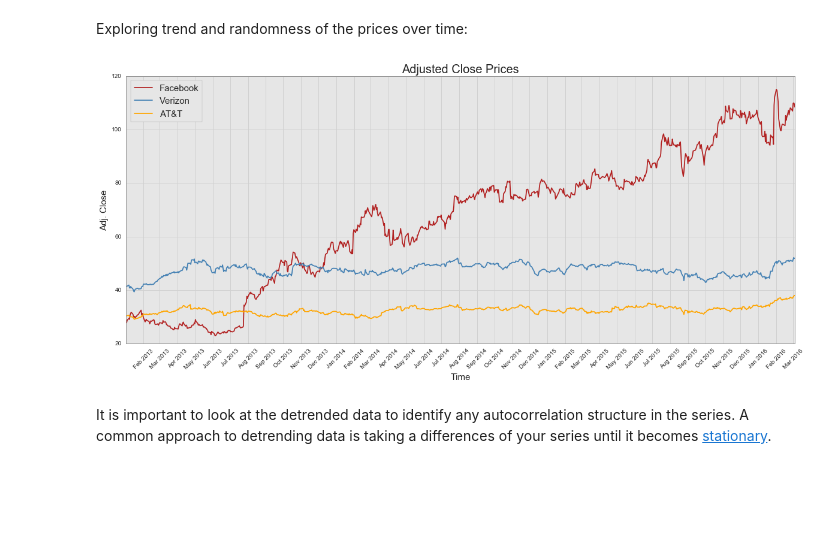
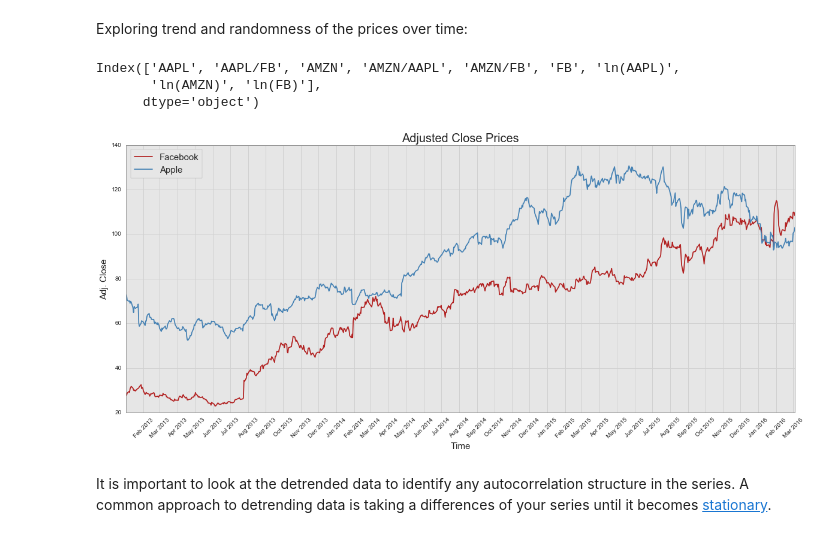
Before and after one commit to bbahmany/quant-finance, a Jupyter notebook: 03-Exploration.ipynb, the cells around one changed output. Drawn from its saved outputs; the diff is of its cells as text; code cells hidden in the pictures; blank space fills up the shorter version.

```diff
--- a/03-Exploration.ipynb
+++ b/03-Exploration.ipynb
@@ -47,3 +26,6 @@ portfolio.head()
+# %%
+tech = pd.read_csv('tech_bundle.csv', index_col=0)
+tech.index = pd.to_datetime(tech.index)
 # %%
 def plot_stocks(index, stocks, labels, positions=None, label_annually=True):
     """
@@ -89,13 +71,19 @@ def plot_stocks(index, stocks, labels, positions=None, label_annually=True):
     plt.legend(loc=2, prop={'size':15}, frameon=True);
 # %% [markdown]
 Exploring trend and randomness of the prices over time:
+# %%
+tech.columns
+# %% [output]
+Index(['AAPL', 'AAPL/FB', 'AMZN', 'AMZN/AAPL', 'AMZN/FB', 'FB', 'ln(AAPL)',
+       'ln(AMZN)', 'ln(FB)'],
+      dtype='object')
 # %%
-plot_stocks(portfolio.index,
-            [portfolio['FB'], portfolio['VZ'], portfolio['T']],
-            ['Facebook', 'Verizon', 'AT&T'],
+plot_stocks(tech.index,
+            [tech['FB'], tech['AAPL']],
+            ['Facebook', 'Apple'],
             label_annually=False)
 # %% [output]
-[figure, old version]
+[figure, new version]
 # %% [markdown]
 It is important to look at the detrended data to identify any autocorrelation structure in the series. A common approach to detrending data is taking a differences of your series until it becomes [stationary](https://en.wikipedia.org/wiki/Stationary_process).
 # %%
```
Also changed, not shown: parts of 6 cells of this notebook, 5 other files.
